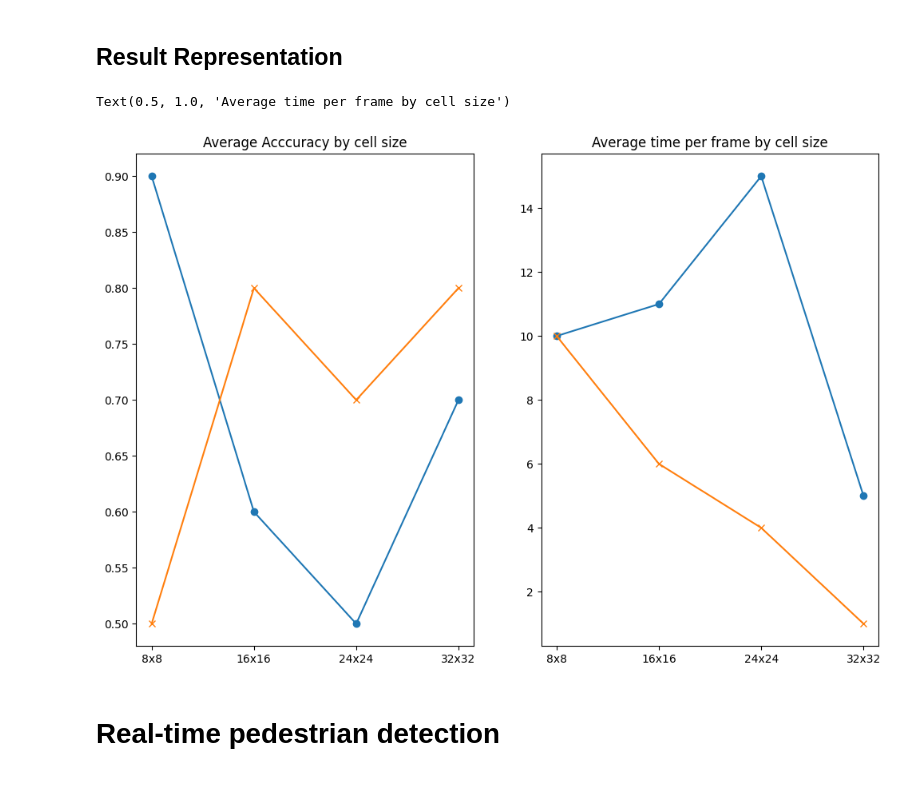
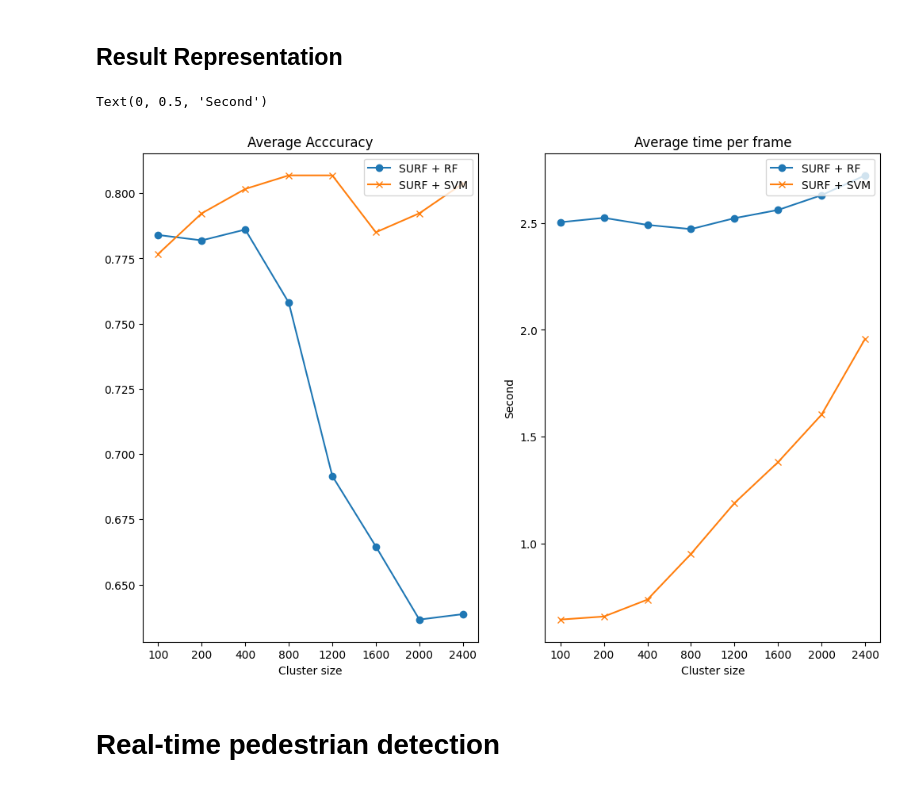
Before and after one commit to Anthony-D11/realtime-pedestrian-detection, a Jupyter notebook: main.ipynb, the cells around one changed output. Saved outputs shown, nothing was run; the diff lists cells and outputs as text; code cells hidden in the pictures.

Commit message:
Record accuracy and processing time based on cell size and cluster size

```diff
--- a/main.ipynb
+++ b/main.ipynb
@@ -45,7 +45,7 @@ test_image_path = "./media/test_image.png"
 multi_object_image_path = "./media/multi_object_image.jpg"
 pedestrian_video_path = "./media/pedestrian_video.mp4"
 
-def features_available(name, dataset_name_list=['train', 'test', 'valid']):
+def features_available(name, dataset_name_list=['train', 'test']):
     for dataset_name in dataset_name_list:
         features_path = os.path.join(os.path.join(data_folder, 'extracted_features'), dataset_name)
         features_path = os.path.join(features_path, name + '_features.npy')
@@ -292,22 +292,24 @@ def tune_parameters(features_train, y_train):
     }
     rf = RandomForestClassifier(random_state=42)
 
-    gsc_rf = RandomizedSearchCV(rf, rf_params, cv = 5, scoring='accuracy', return_train_score=True)
+    gsc_rf = RandomizedSearchCV(rf, rf_params, cv = 5, scoring='accuracy', verbose=10, return_train_score=True)
     gsc_rf.fit(features_train, y_train)
     print(gsc_rf.best_score_)
+    print(gsc_rf.best_params_)
 
     # Construct SVM hyperparameters dictionary
     svm_params = {
-        'C': [0.1, 1, 10],
+        'C': [0.1, 1, 10, 100, 1000],
         'kernel': ['rbf', 'linear', 'poly', 'sigmoid'],
-        'gamma': ['scale', 'auto', 0.1]
+        'gamma': ['scale', 0.001, 0.01, 0.1]
     }
 
     svc = svm.SVC(random_state=42)
 
-    gsc_svm = RandomizedSearchCV(svc, svm_params, cv = 5, scoring='accuracy', return_train_score=True)
+    gsc_svm = RandomizedSearchCV(svc, svm_params, cv = 5, scoring='accuracy', verbose=10, return_train_score=True)
     gsc_svm.fit(features_train, y_train)
     print(gsc_svm.best_score_)
+    print(gsc_svm.best_params_)
 
     return gsc_rf.best_params_, gsc_svm.best_params_
 # %% [markdown]
@@ -1115,21 +1580,28 @@ KeyboardInterrupt:
 # %%
 import matplotlib.pyplot as plt
 
-cluster_sizes_text = [100, 200, 400, 800, 1600]
+cluster_sizes_text = ["100", "200", "400", "800", "1200", "1600", "2000", "2400"]
+# [0.7840083073727934, 0.7819314641744548, 0.7860851505711319, 0.7580477673935618, 0.6915887850467289, 0.6645898234683282, 0.6365524402907581, 0.6386292834890965]
+# [0.7767393561786086, 0.7923156801661475, 0.8016614745586709, 0.8068535825545171, 0.8068535825545171, 0.7850467289719626, 0.7923156801661475, 0.8037383177570093]
+# [2.53204824924469, 2.5251718282699587, 2.528071928024292, 2.5437862157821653, 2.5850120544433595, 2.650979995727539, 2.651182436943054, 2.68846435546875]
+# [0.6305759191513062, 0.6729092836380005, 0.7531429529190063, 0.9847243785858154, 1.2190829277038575, 1.4212270021438598, 1.609679365158081, 1.9328354120254516]
 
 fig, (ax1, ax2) = plt.subplots(1, 2, figsize=(12, 8))
-ax1.plot(cell_sizes_text, rf_surf_accuracy, marker='o', label='SURF + RF')
-ax1.plot(cell_sizes_text, svc_surf_accuracy, marker='x', label='SURF + SVM')
+ax1.plot(cluster_sizes_text, rf_surf_accuracy, marker='o', label='SURF + RF')
+ax1.plot(cluster_sizes_text, svc_surf_accuracy, marker='x', label='SURF + SVM')
 ax1.legend(loc='upper right')
-ax1.set_title('Average Acccuracy by cluster size')
+ax1.set_title('Average Acccuracy')
+ax1.set_xlabel('Cluster size')
 
-ax2.plot(cell_sizes_text, rf_surf_time_per_frame, marker='o', label='SURF + RF')
-ax2.plot(cell_sizes_text, svc_surf_time_per_frame, marker='x', label='SURF + SVM')
+ax2.plot(cluster_sizes_text, rf_surf_time_per_frame, marker='o', label='SURF + RF')
+ax2.plot(cluster_sizes_text, svc_surf_time_per_frame, marker='x', label='SURF + SVM')
 ax2.legend(loc='upper right')
-ax2.set_title('Average time per frame by cluster size')
+ax2.set_title('Average time per frame')
+ax2.set_xlabel('Cluster size')
+ax2.set_ylabel('Second')
 # %% [output]
-Text(0.5, 1.0, 'Average time per frame by cell size')
+Text(0, 0.5, 'Second')
-[figure, old version]
+[figure, new version]
 # %% [markdown]
 # Real-time pedestrian detection
 # %% [markdown]
```
Also changed, not shown: parts of 15 cells of this notebook, 1 other file.
